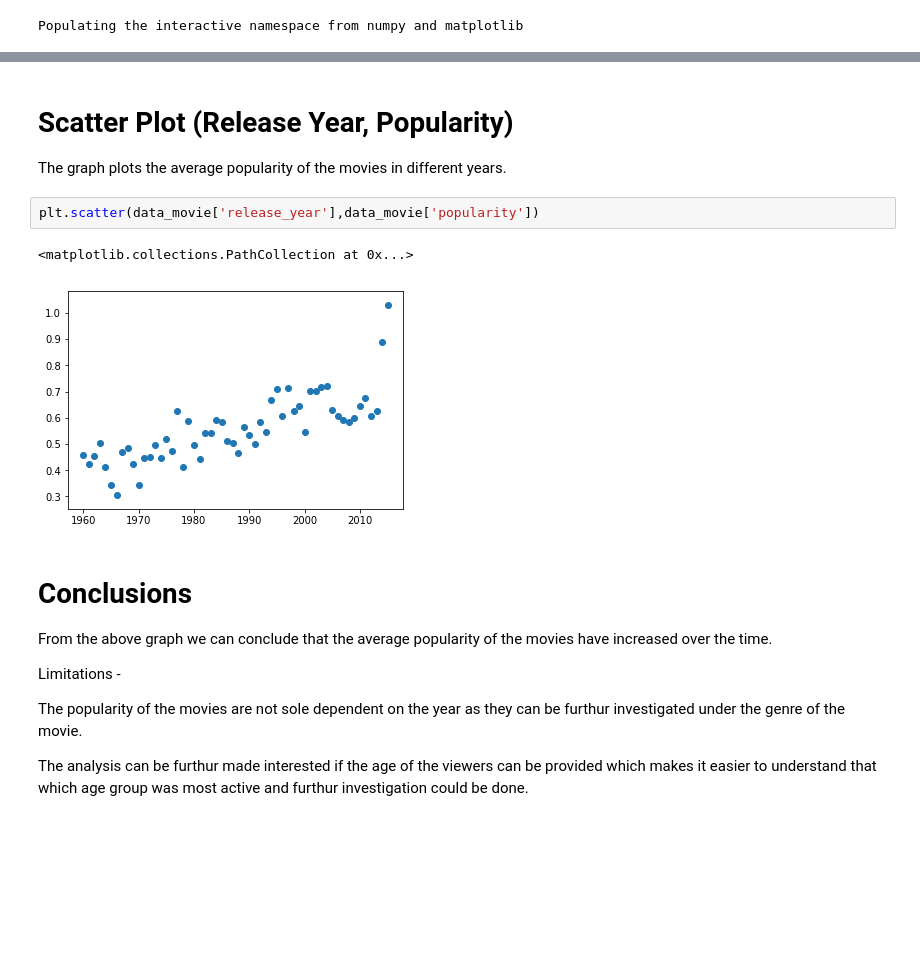
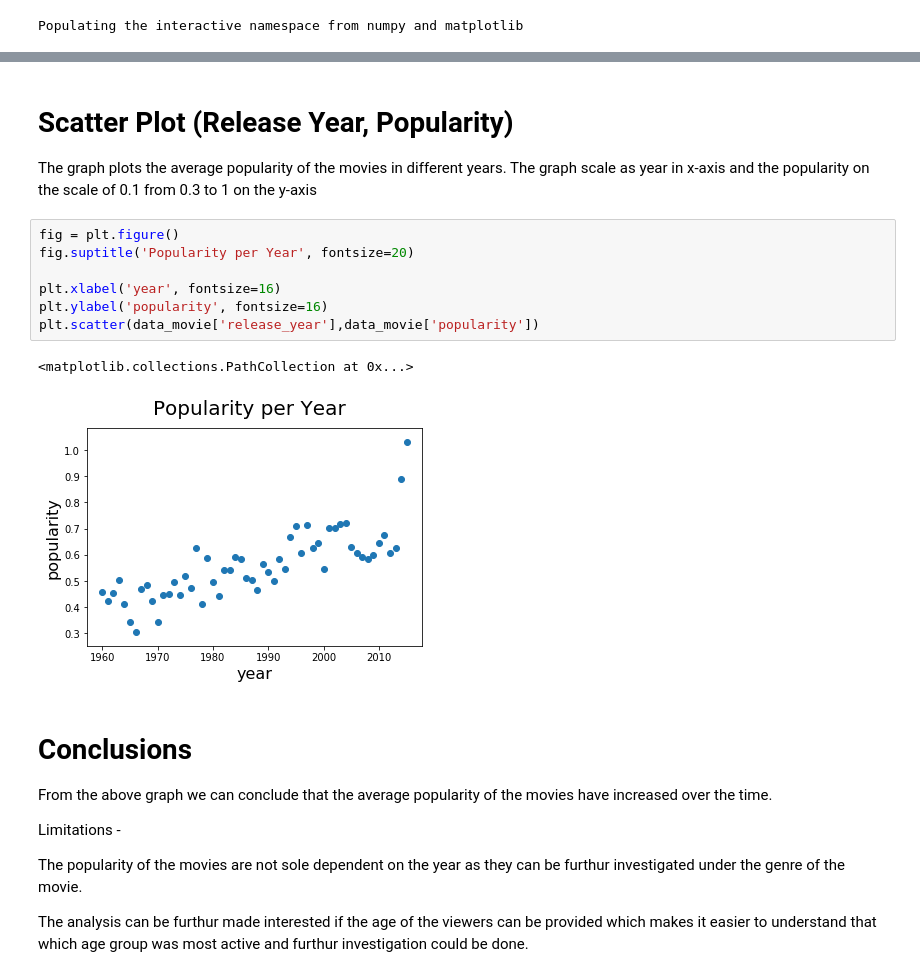
Before and after one commit to deepaksharma1992/Machine-Learning-Foundation-Nanodegree, a Jupyter notebook: Explore the Dataset/TMDb Movie Data.ipynb, the cells around one changed output, grey strips where cells are left out. Cells and saved outputs as stored; diff of their text form; blank space fills up the shorter version.

Commit message:
submission 2 explore the data set
contains the submission no 2 changes for the explore the data set project (project no 3)

```diff
--- a/Explore the Dataset/TMDb Movie Data.ipynb
+++ b/Explore the Dataset/TMDb Movie Data.ipynb
@@ -50,11 +79,16 @@ data_movie.head()
 # %% [markdown]
 # Scatter Plot (Release Year, Popularity)
-The graph plots the average popularity of the movies in different years.
+The graph plots the average popularity of the movies in different years. The graph scale as year in x-axis and the popularity on the scale of 0.1 from 0.3 to 1 on the y-axis
-# %%
-plt.scatter(data_movie['release_year'],data_movie['popularity'])
-# %% [output]
-<matplotlib.collections.PathCollection at 0x...>
-[figure, removed]
+# %%
+fig = plt.figure()
+fig.suptitle('Popularity per Year', fontsize=20)
+
+plt.xlabel('year', fontsize=16)
+plt.ylabel('popularity', fontsize=16)
+plt.scatter(data_movie['release_year'],data_movie['popularity'])
+# %% [output]
+<matplotlib.collections.PathCollection at 0x...>
+[figure, added]
 # %% [markdown]
 # Conclusions
 From the above graph we can conclude that the average popularity of the movies have increased over the time.
```
Also changed, not shown: parts of 29 cells of this notebook, 6 other files.
